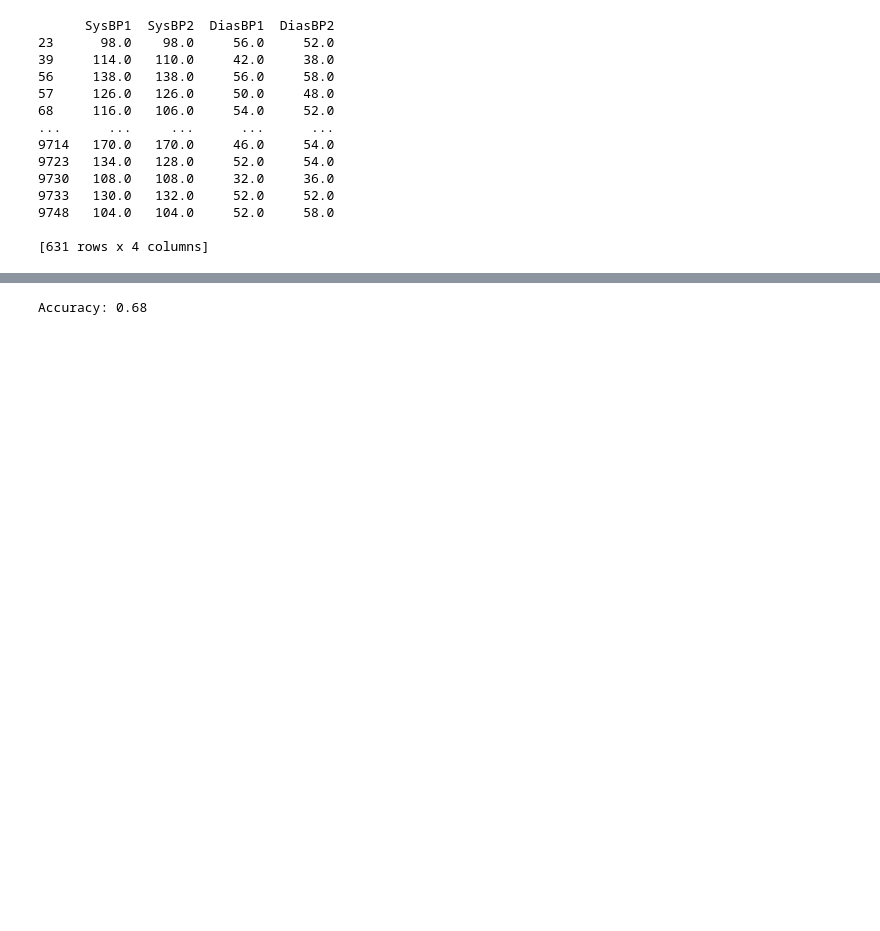
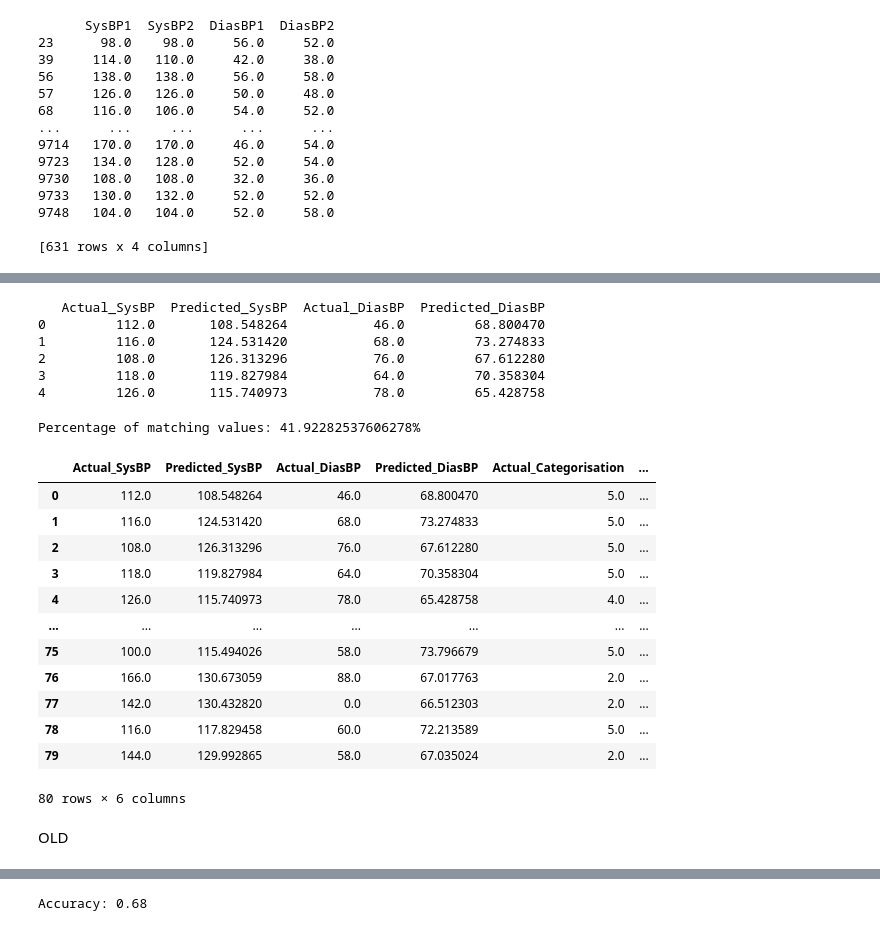
Before and after one commit to samcohen1/HypertensionML, a Jupyter notebook: hypertension_predictor.ipynb, the cells around one changed output, grey strips where cells are left out. Saved outputs shown, nothing was run; the diff lists cells and outputs as text; code cells hidden in the pictures; blank space fills up the shorter version.

```diff
--- a/hypertension_predictor.ipynb
+++ b/hypertension_predictor.ipynb
@@ -635,6 +625,7 @@ merged_df.shape
 # %%
-target = merged_df['Hypertension']
-train_df = merged_df.drop(columns=['Hypertension'])
+target_sys = merged_df['SysBP2']
+target_dias = merged_df['DiasBP2']
+train_df = merged_df.drop(columns=['SysBP2', 'DiasBP2'])
 # %%
 # # Drop the specified columns from train_df
 # columns_to_drop = ['Height', 'Weight', 'Asthema', 'Stroke', 'FeelTired', 'SleepTroubles', 'FeelDep', 'AlcConsumpFreq', 'AlcConsumpAmtPerDrinkDay', 'SleepDuringWork']
@@ -654,0 +669,21 @@ Test set size: 1547
+# %%
+# Creating a DataFrame with the actual and predicted values
+compare_df = pd.DataFrame({
+    'Actual_SysBP': y_test_sys,
+    'Predicted_SysBP': y_pred_sys,
+    'Actual_DiasBP': y_test_dias,
+    'Predicted_DiasBP': y_pred_dias
+})
+
+# Resetting the index if necessary (to ensure the indices of predictions match those of the actual values)
+compare_df.reset_index(drop=True, inplace=True)
+
+# Display the first few rows of the DataFrame to verify its contents
+print(compare_df.head())
+# %% [output]
+   Actual_SysBP  Predicted_SysBP  Actual_DiasBP  Predicted_DiasBP
+0         112.0       108.548264           46.0         68.800470
+1         116.0       124.531420           68.0         73.274833
+2         108.0       126.313296           76.0         67.612280
+3         118.0       119.827984           64.0         70.358304
+4         126.0       115.740973           78.0         65.428758
@@ -655,3 +723,28 @@ Test set size: 1547
+# %%
+# Example usage:
+# Assuming 'merged_df' is your DataFrame and contains the columns 'Actual_Categorisation' and 'Predicted_Categorisation'
+percentage_match = calculate_agreement_percentage(compare_df, 'Actual_Categorisation', 'Predicted_Categorisation')
+print(f"Percentage of matching values: {percentage_match}%")
+# %% [output]
+Percentage of matching values: 41.92282537606278%
+# %%
+compare_df.head(80)
+# %% [output]
+|  | Actual_SysBP | Predicted_SysBP | Actual_DiasBP | Predicted_DiasBP | Actual_Categorisation | ... |
+| 0 | 112.0 | 108.548264 | 46.0 | 68.800470 | 5.0 | ... |
+| 1 | 116.0 | 124.531420 | 68.0 | 73.274833 | 5.0 | ... |
+| 2 | 108.0 | 126.313296 | 76.0 | 67.612280 | 5.0 | ... |
+| 3 | 118.0 | 119.827984 | 64.0 | 70.358304 | 5.0 | ... |
+| 4 | 126.0 | 115.740973 | 78.0 | 65.428758 | 4.0 | ... |
+| ... | ... | ... | ... | ... | ... | ... |
+| 75 | 100.0 | 115.494026 | 58.0 | 73.796679 | 5.0 | ... |
+| 76 | 166.0 | 130.673059 | 88.0 | 67.017763 | 2.0 | ... |
+| 77 | 142.0 | 130.432820 | 0.0 | 66.512303 | 2.0 | ... |
+| 78 | 116.0 | 117.829458 | 60.0 | 72.213589 | 5.0 | ... |
+| 79 | 144.0 | 129.992865 | 58.0 | 67.035024 | 2.0 | ... |
+80 rows × 6 columns
+# %% [markdown]
+OLD
 # %%
 # Define the logistic regression model
 model = LogisticRegression()
```
Also changed, not shown: parts of 16 cells of this notebook.
